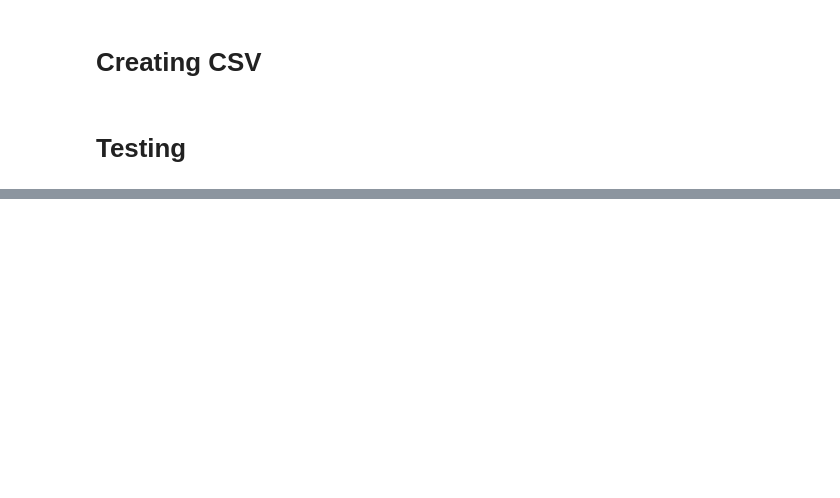
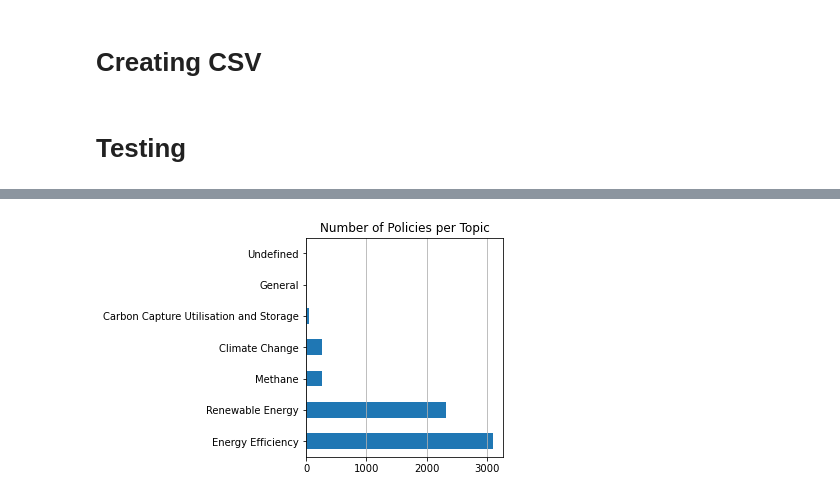
Before and after one commit to ceposadap/web-scraping, a Jupyter notebook: web_scraping_climate_policies.ipynb, the cells around one changed output, grey strips where cells are left out. Cells and saved outputs as stored; diff of their text form; code cells hidden in the pictures; blank space fills up the shorter version.

```diff
--- a/web_scraping_climate_policies.ipynb
+++ b/web_scraping_climate_policies.ipynb
@@ -170,9 +186,9 @@ while i < 187:
 # %%
 csv_rows = []
 address = 'https://www.iea.org'
-for policy in policy_data:
+for i,policy in enumerate(policy_data):
     url = address + policy_data[policy]
-    print(url)
+    print(str(i/len(policy_data)*100) + r'%, current address: ' + url)
     soup = parse_website(url)
     if soup != None:
         title = set_title(soup)
@@ -182,7 +198,11 @@ for policy in policy_data:
         topics, policy_types, sectors, technologies, end_uses = set_main_content(soup)
         country, year, status, jurisdiction = set_side_content(soup)
 
-        row = [title, description, source, last_updtd, learn_more, topics, policy_types, sectors, technologies, end_uses, country, year, status, jurisdiction]
+        row = [title, url, description, source, last_updtd, learn_more, topics, policy_types, sectors, technologies, end_uses, country, year, status, jurisdiction]
+
+        for item in row:
+            if isinstance(item, str):
+                item = item.strip()
 
         csv_rows.append(row)
 # %% [output]
@@ -222,0 +257,11 @@ final_df.to_csv('./policies_database_IEA.csv', index=False)#, sep='\t')
+# %%
+def create_value_counts(df, column):
+    category = df[column]
+    category = category.to_frame()
+    sub_df = category[column].str.split('|', expand=True)
+    all_elements = []
+    for c in sub_df:
+        for item in sub_df[c]:
+            all_elements.append(item)
+    all_elements_df = pd.DataFrame(all_elements, columns=['all'])
+    return all_elements_df['all'].value_counts()
@@ -222,0 +278,11 @@ final_df.to_csv('./policies_database_IEA.csv', index=False)#, sep='\t')
+# %%
+# Number of policies per topics
+
+fig, ax = plt.subplots(figsize=(5.85,3.8))
+create_value_counts(final_df, 'Topics').sort_values(ascending=False).plot(kind='barh', ax=ax)
+ax.set_title('Number of Policies per Topic')
+plt.tight_layout()
+plt.grid(axis='x')
+plt.savefig('./policies_per_topic.pdf')
+# %% [output]
+[figure, added]
```
Also changed, not shown: parts of 21 cells of this notebook, 10 other files.
